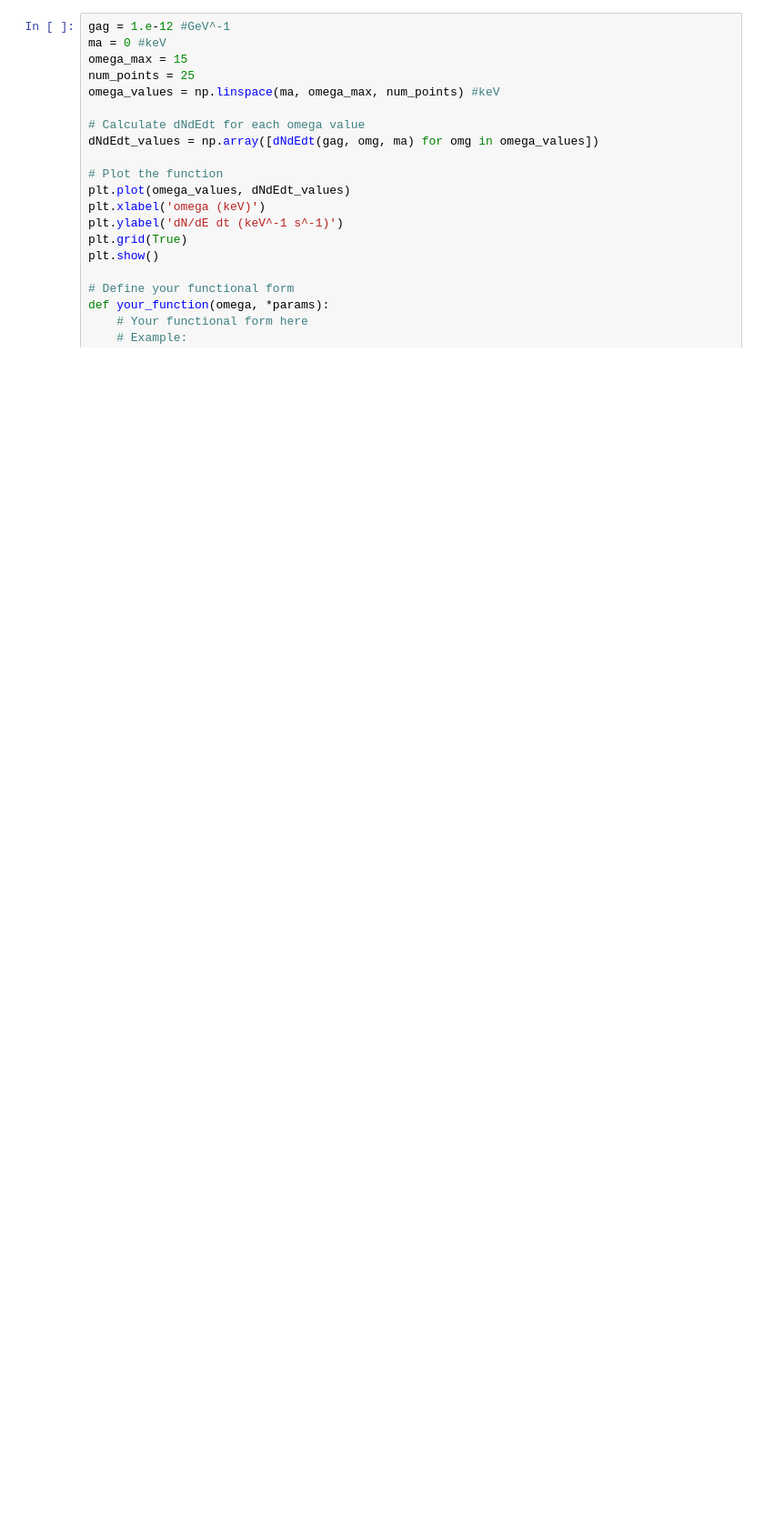
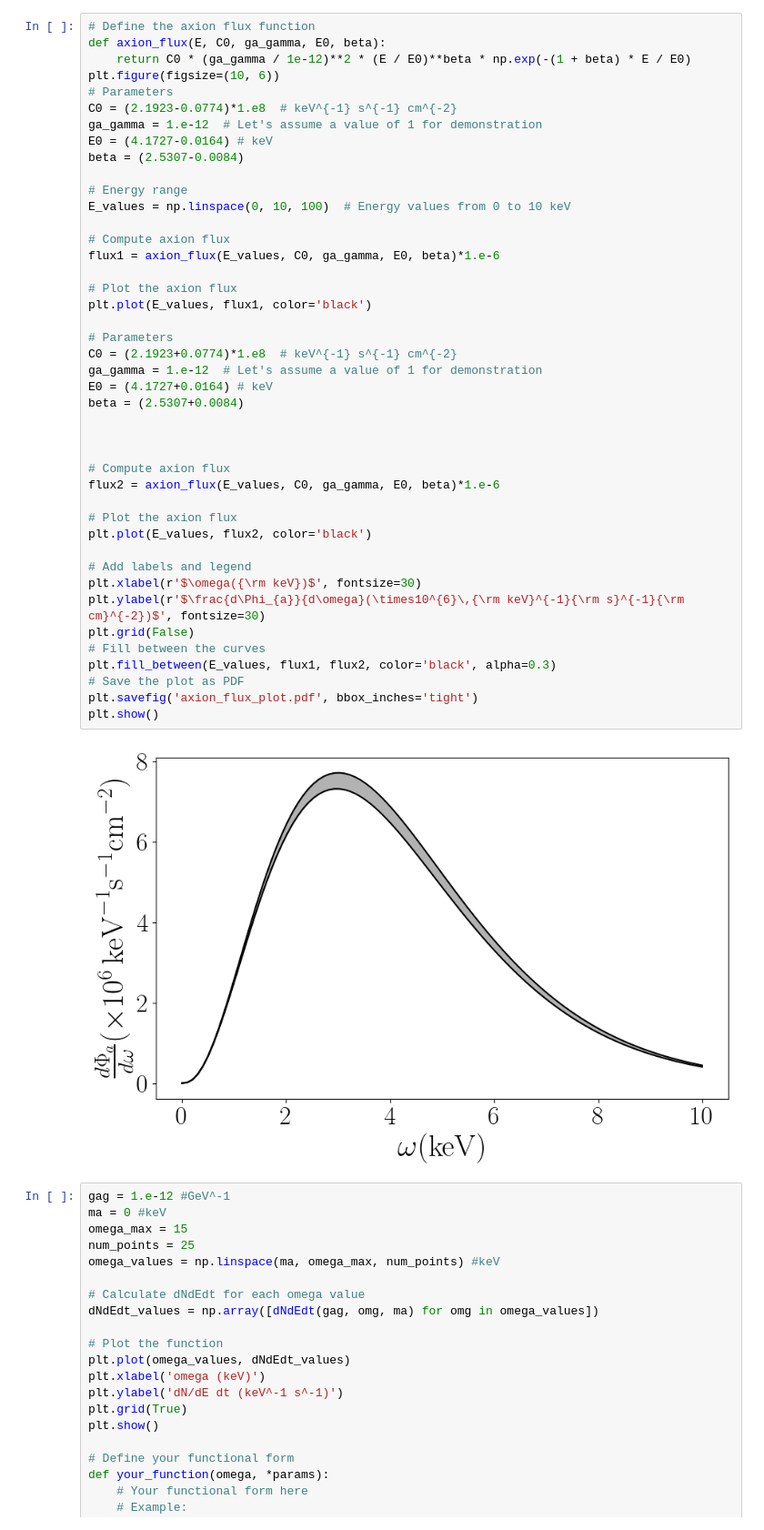
Before and after one commit to pcarenza95/SolarAxionCode, a Jupyter notebook: SolarAxions.ipynb, the cells around one changed output. Shown at 91% size. Cells and saved outputs as stored; diff of their text form; blank space fills up the shorter version.

```diff
--- a/SolarAxions.ipynb
+++ b/SolarAxions.ipynb
@@ -181,3 +320,48 @@ def dNdEdt(gag, omega, ma):
+# %%
+# Define the axion flux function
+def axion_flux(E, C0, ga_gamma, E0, beta):
+    return C0 * (ga_gamma / 1e-12)**2 * (E / E0)**beta * np.exp(-(1 + beta) * E / E0)
+plt.figure(figsize=(10, 6))
+# Parameters
+C0 = (2.1923-0.0774)*1.e8  # keV^{-1} s^{-1} cm^{-2}
+ga_gamma = 1.e-12  # Let's assume a value of 1 for demonstration
+E0 = (4.1727-0.0164) # keV
+beta = (2.5307-0.0084)
+
+# Energy range
+E_values = np.linspace(0, 10, 100)  # Energy values from 0 to 10 keV
+
+# Compute axion flux
+flux1 = axion_flux(E_values, C0, ga_gamma, E0, beta)*1.e-6
+
+# Plot the axion flux
+plt.plot(E_values, flux1, color='black')
+
+# Parameters
+C0 = (2.1923+0.0774)*1.e8  # keV^{-1} s^{-1} cm^{-2}
+ga_gamma = 1.e-12  # Let's assume a value of 1 for demonstration
+E0 = (4.1727+0.0164) # keV
+beta = (2.5307+0.0084)
+
+
+
+# Compute axion flux
+flux2 = axion_flux(E_values, C0, ga_gamma, E0, beta)*1.e-6
+
+# Plot the axion flux
+plt.plot(E_values, flux2, color='black')
+
+# Add labels and legend
+plt.xlabel(r'$\omega({\rm keV})$', fontsize=30)
+plt.ylabel(r'$\frac{d\Phi_{a}}{d\omega}(\times10^{6}\,{\rm keV}^{-1}{\rm s}^{-1}{\rm cm}^{-2})$', fontsize=30)
+plt.grid(False)
+# Fill between the curves
+plt.fill_between(E_values, flux1, flux2, color='black', alpha=0.3)
+# Save the plot as PDF
+plt.savefig('axion_flux_plot.pdf', bbox_inches='tight')
+plt.show()
+# %% [output]
+[figure, added]
 # %%
 gag = 1.e-12 #GeV^-1
 ma = 0 #keV
```
Also changed, not shown: parts of 6 cells of this notebook.
